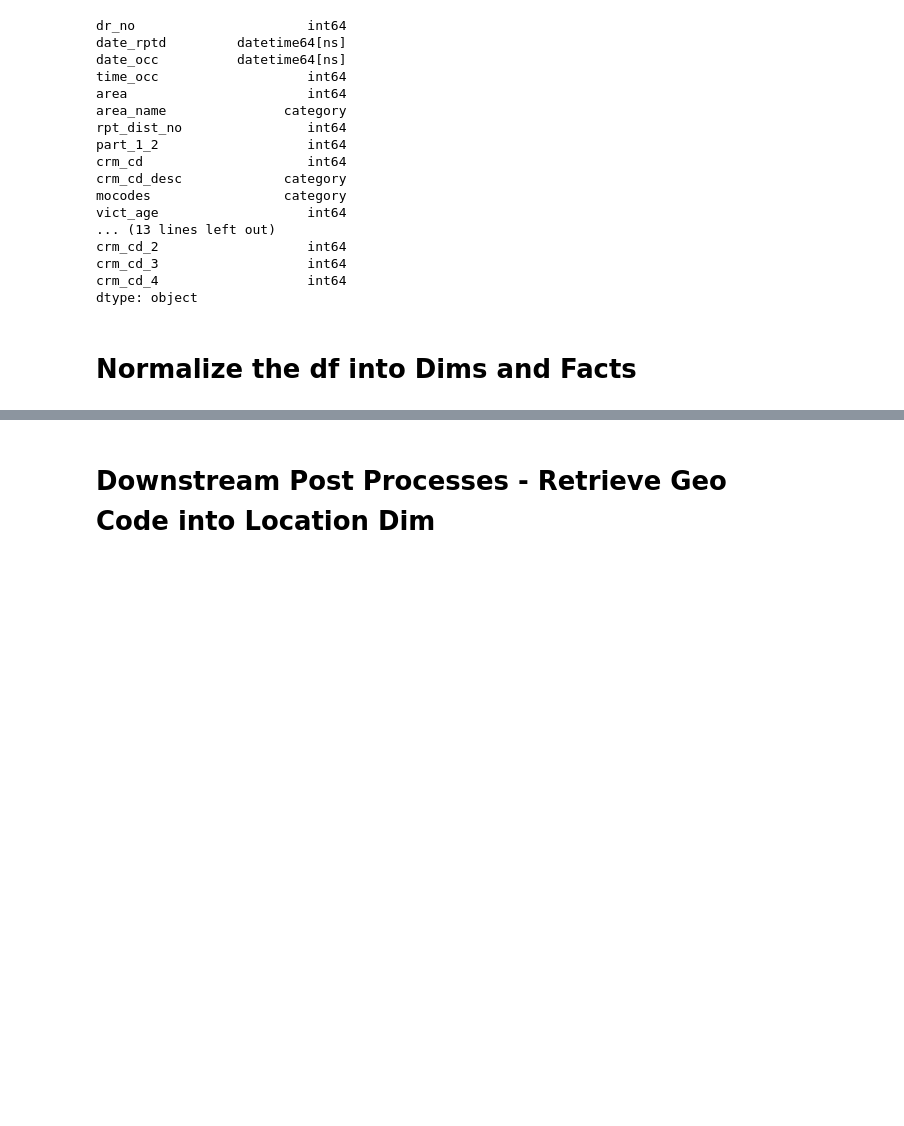
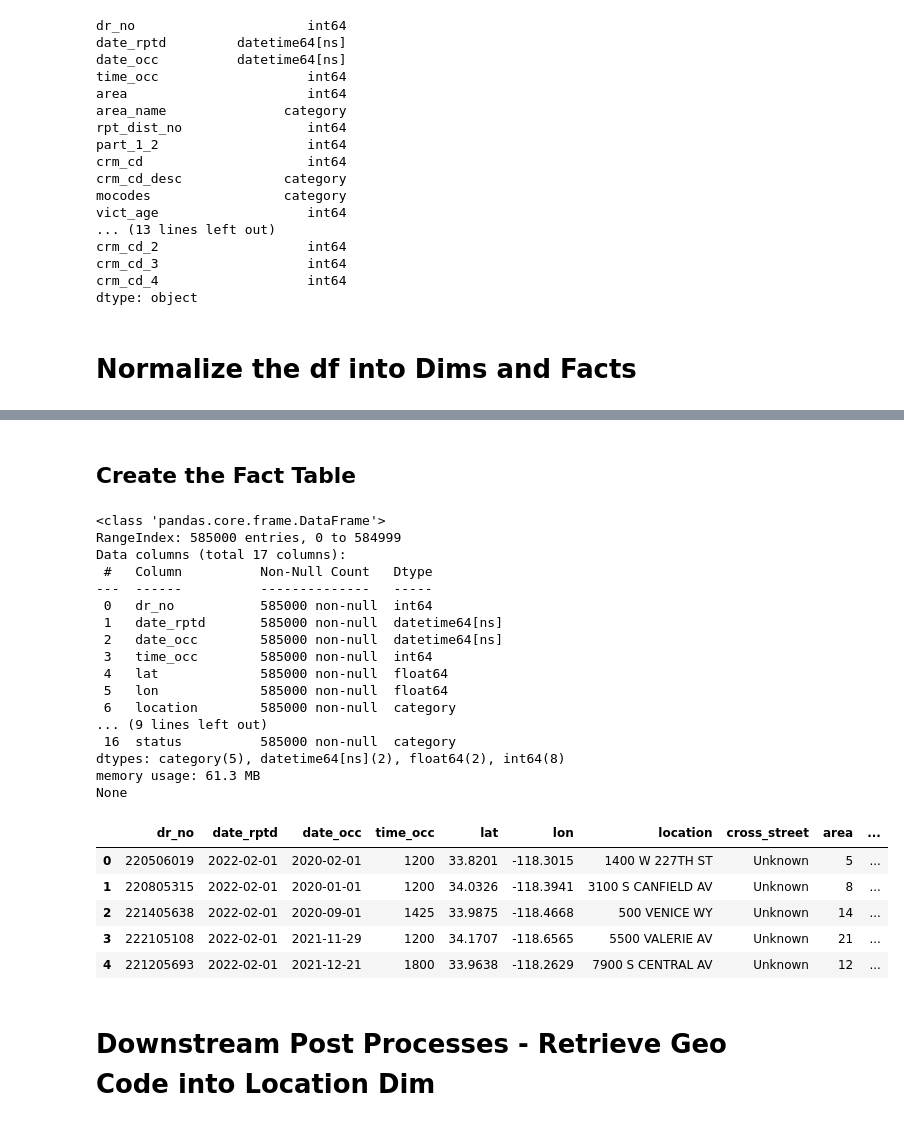
Before and after one commit to mcancell/Py-ETL-Notebook, a Jupyter notebook: Datasets/LA PD Crime Data/Transform/Transform_Crime_Data.ipynb, the cells around one changed output, grey strips where cells are left out. Saved outputs shown, nothing was run; the diff lists cells and outputs as text; code cells hidden in the pictures; blank space fills up the shorter version.

```diff
--- a/Datasets/LA PD Crime Data/Transform/Transform_Crime_Data.ipynb
+++ b/Datasets/LA PD Crime Data/Transform/Transform_Crime_Data.ipynb
@@ -0,0 +5,12 @@
+# %%
+import json
+import os
+
+# Check if the file exists and load the JSON file into a dictionary
+file_path = r'C:\Users\mike\Develop\Projects\Code Notebook\Credentials\locations_conf.json'
+if os.path.exists(file_path):
+    with open(file_path, 'r') as f:
+        locations_data = json.load(f)
+    print(locations_data)
+else:
+    print(f"File not found: {file_path}")
@@ -5,7 +28,9 @@ from func_Load_Data_to_Frame import *
 # %%
 import pandas as pd
 
-df = pd.read_json('/Users/mike/Data/Public/LAPD_Crime_Data.json.zip', compression='zip')
+source_file = 'LAPD_Crime_Data.json.zip'
+source_path = os.path.join(locations_data['Pub_Data_Dir'].strip("'"), source_file)
+df = pd.read_json(source_path, compression='zip')
 # %% [markdown]
 # Evaluate the Schmema Properties
 # %% [markdown]
@@ -179,6 +364,58 @@ Fact Events Table:
 2         None        None             None            None
 3         None        None             None            None
 4         None        None             None            None
+# %% [markdown]
+## Create the Fact Table
+# %%
+# Create fact table
+crime_facts = df[
+    [
+        'dr_no',
+        'date_rptd', 'date_occ', 'time_occ',
+        'lat', 'lon',
+        'location', 'cross_street', 'area', 'rpt_dist_no', 'premis_cd',
+        'crm_cd',
+        'vict_age', 'vict_sex', 'vict_descent',
+        'weapon_used_cd',
+        'status'
+    ]
+].copy()
+
+# Handle missing data
+crime_facts['cross_street'] = crime_facts['cross_street'].cat.add_categories(['Unknown']).fillna('Unknown')
+crime_facts['vict_sex'] = crime_facts['vict_sex'].cat.add_categories(['Unknown']).fillna('Unknown')
+crime_facts['vict_descent'] = crime_facts['vict_descent'].cat.add_categories(['Unknown']).fillna('Unknown')
+crime_facts['status'] = crime_facts['status'].cat.add_categories(['Unknown']).fillna('Unknown')
+
+# Display schema and types
+print(crime_facts.info())
+
+# Display fact table
+display(crime_facts.head())
+# %% [output]
+<class 'pandas.core.frame.DataFrame'>
+RangeIndex: 585000 entries, 0 to 584999
+Data columns (total 17 columns):
+ #   Column          Non-Null Count   Dtype
+---  ------          --------------   -----
+ 0   dr_no           585000 non-null  int64
+ 1   date_rptd       585000 non-null  datetime64[ns]
+ 2   date_occ        585000 non-null  datetime64[ns]
+ 3   time_occ        585000 non-null  int64
+ 4   lat             585000 non-null  float64
+ 5   lon             585000 non-null  float64
+ 6   location        585000 non-null  category
+... (9 lines left out)
+ 16  status          585000 non-null  category
+dtypes: category(5), datetime64[ns](2), float64(2), int64(8)
+memory usage: 61.3 MB
+None
+|  | dr_no | date_rptd | date_occ | time_occ | lat | lon | location | cross_street | area | ... |
+| 0 | 220506019 | 2022-02-01 | 2020-02-01 | 1200 | 33.8201 | -118.3015 | 1400 W 227TH ST | Unknown | 5 | ... |
+| 1 | 220805315 | 2022-02-01 | 2020-01-01 | 1200 | 34.0326 | -118.3941 | 3100 S CANFIELD AV | Unknown | 8 | ... |
+| 2 | 221405638 | 2022-02-01 | 2020-09-01 | 1425 | 33.9875 | -118.4668 | 500 VENICE WY | Unknown | 14 | ... |
+| 3 | 222105108 | 2022-02-01 | 2021-11-29 | 1200 | 34.1707 | -118.6565 | 5500 VALERIE AV | Unknown | 21 | ... |
+| 4 | 221205693 | 2022-02-01 | 2021-12-21 | 1800 | 33.9638 | -118.2629 | 7900 S CENTRAL AV | Unknown | 12 | ... |
 # %% [markdown]
 # Downstream Post Processes - Retrieve Geo Code into Location Dim
 # %% [markdown]
```
Also changed, not shown: parts of 33 cells of this notebook.
